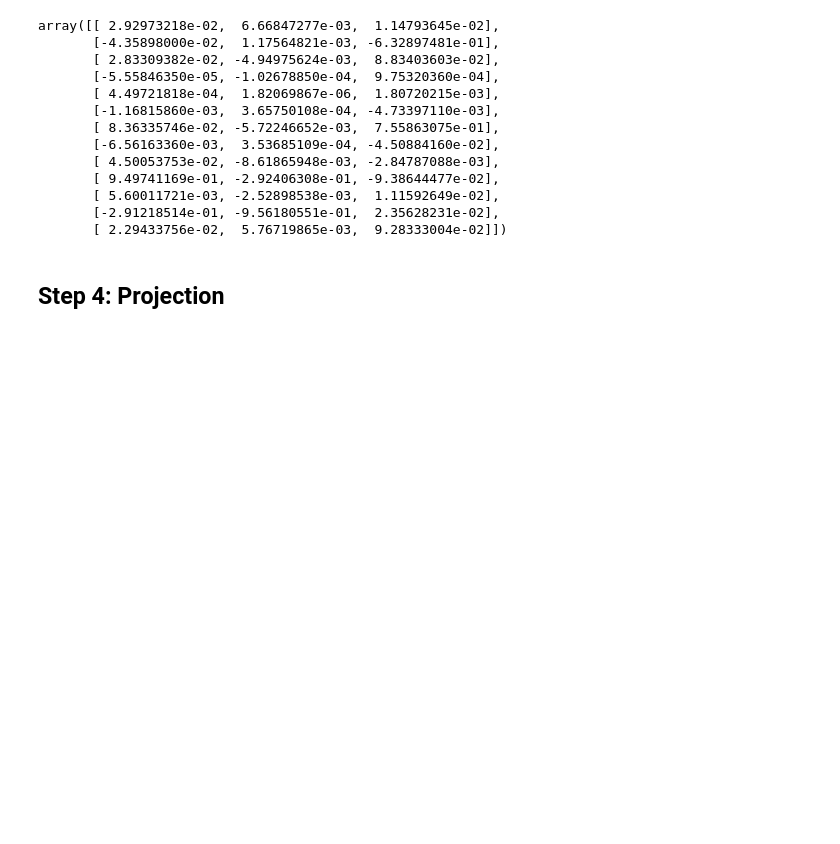
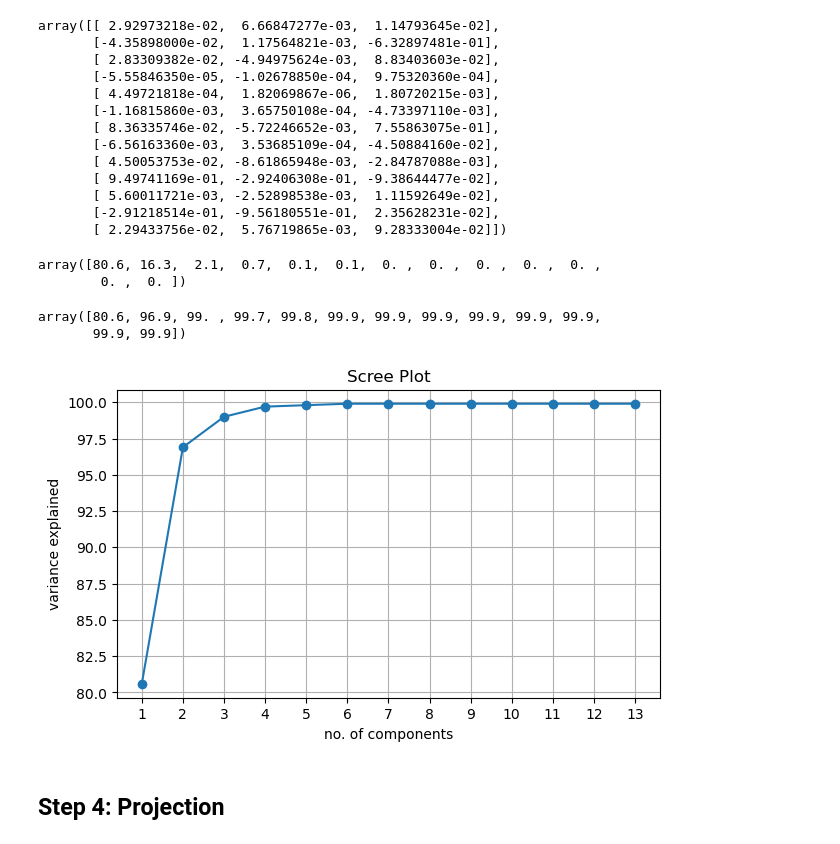
Before and after one commit to lavkushsingh31/ML-Practice-Exercises, a Jupyter notebook: Feature or Dimensionality Reduction - Principle Component Analysis (PCA).ipynb, the cells around one changed output. Drawn from its saved outputs; the diff is of its cells as text; code cells hidden in the pictures; blank space fills up the shorter version.

Commit message:
added scree plot

```diff
--- a/Feature or Dimensionality Reduction - Principle Component Analysis (PCA).ipynb
+++ b/Feature or Dimensionality Reduction - Principle Component Analysis (PCA).ipynb
@@ -153,6 +154,29 @@ array([[ 2.92973218e-02,  6.66847277e-03,  1.14793645e-02],
        [ 5.60011721e-03, -2.52898538e-03,  1.11592649e-02],
        [-2.91218514e-01, -9.56180551e-01,  2.35628231e-02],
        [ 2.29433756e-02,  5.76719865e-03,  9.28333004e-02]])
+# %%
+explained_variance = np.round((eigenvalues/sum(eigenvalues))*100,1)
+explained_variance
+# %% [output]
+array([80.6, 16.3,  2.1,  0.7,  0.1,  0.1,  0. ,  0. ,  0. ,  0. ,  0. ,
+        0. ,  0. ])
+# %%
+cumulative_explained_variance = np.cumsum(explained_variance)
+cumulative_explained_variance
+# %% [output]
+array([80.6, 96.9, 99. , 99.7, 99.8, 99.9, 99.9, 99.9, 99.9, 99.9, 99.9,
+       99.9, 99.9])
+# %%
+plt.figure(figsize = (7,4))
+plt.plot(range(1,len(cumulative_explained_variance)+1), cumulative_explained_variance, marker ="o")
+plt.xticks(range(1,len(cumulative_explained_variance)+1))
+plt.title("Scree Plot")
+plt.xlabel('no. of components')
+plt.ylabel('variance explained')
+plt.grid("on")
+plt.show()
+# %% [output]
+[figure, added]
 # %% [markdown]
 ## Step 4: Projection
 # %%
```
Also changed, not shown: parts of 2 cells of this notebook.
